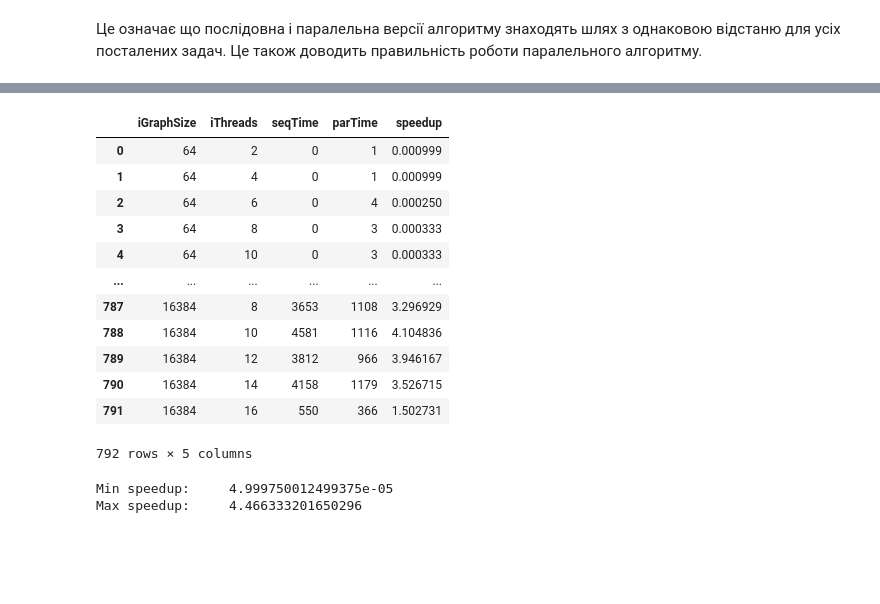
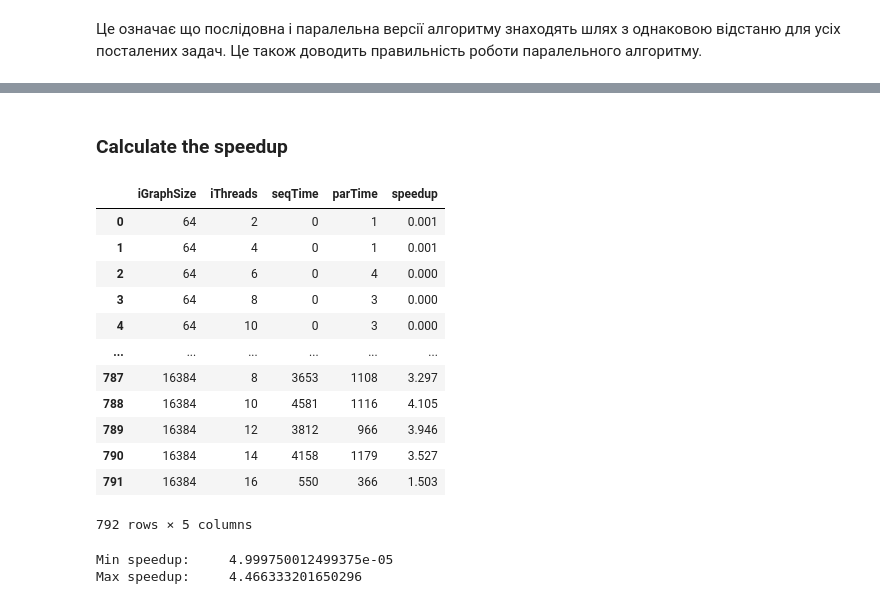
Before and after one commit to FreeLike76/ParallelBfsCourseWork, a Jupyter notebook: analysis/main.ipynb, the cells around one changed output, grey strips where cells are left out. Drawn from its saved outputs; the diff is of its cells as text; code cells hidden in the pictures; blank space fills up the shorter version.

```diff
--- a/analysis/main.ipynb
+++ b/analysis/main.ipynb
@@ -68,22 +88,22 @@ Different distance:      0
+# %% [markdown]
+### Calculate the speedup
 # %%
-df.drop(columns=["seqDistance", "parDistance"], inplace=True)
-
 eps = 0.001
 df["speedup"] =  (df["seqTime"] + eps) / (df["parTime"] + eps)
-df
+df.round(decimals=3)
 # %% [output]
 |  | iGraphSize | iThreads | seqTime | parTime | speedup |
-| 0 | 64 | 2 | 0 | 1 | 0.000999 |
-| 1 | 64 | 4 | 0 | 1 | 0.000999 |
-| 2 | 64 | 6 | 0 | 4 | 0.000250 |
-| 3 | 64 | 8 | 0 | 3 | 0.000333 |
-| 4 | 64 | 10 | 0 | 3 | 0.000333 |
+| 0 | 64 | 2 | 0 | 1 | 0.001 |
+| 1 | 64 | 4 | 0 | 1 | 0.001 |
+| 2 | 64 | 6 | 0 | 4 | 0.000 |
+| 3 | 64 | 8 | 0 | 3 | 0.000 |
+| 4 | 64 | 10 | 0 | 3 | 0.000 |
 | ... | ... | ... | ... | ... | ... |
-| 787 | 16384 | 8 | 3653 | 1108 | 3.296929 |
-| 788 | 16384 | 10 | 4581 | 1116 | 4.104836 |
-| 789 | 16384 | 12 | 3812 | 966 | 3.946167 |
-| 790 | 16384 | 14 | 4158 | 1179 | 3.526715 |
-| 791 | 16384 | 16 | 550 | 366 | 1.502731 |
+| 787 | 16384 | 8 | 3653 | 1108 | 3.297 |
+| 788 | 16384 | 10 | 4581 | 1116 | 4.105 |
+| 789 | 16384 | 12 | 3812 | 966 | 3.946 |
+| 790 | 16384 | 14 | 4158 | 1179 | 3.527 |
+| 791 | 16384 | 16 | 550 | 366 | 1.503 |
 792 rows × 5 columns
 # %%
 print("Min speedup:\t", df["speedup"].min())
```
Also changed, not shown: parts of 13 cells of this notebook, 2 other files.
